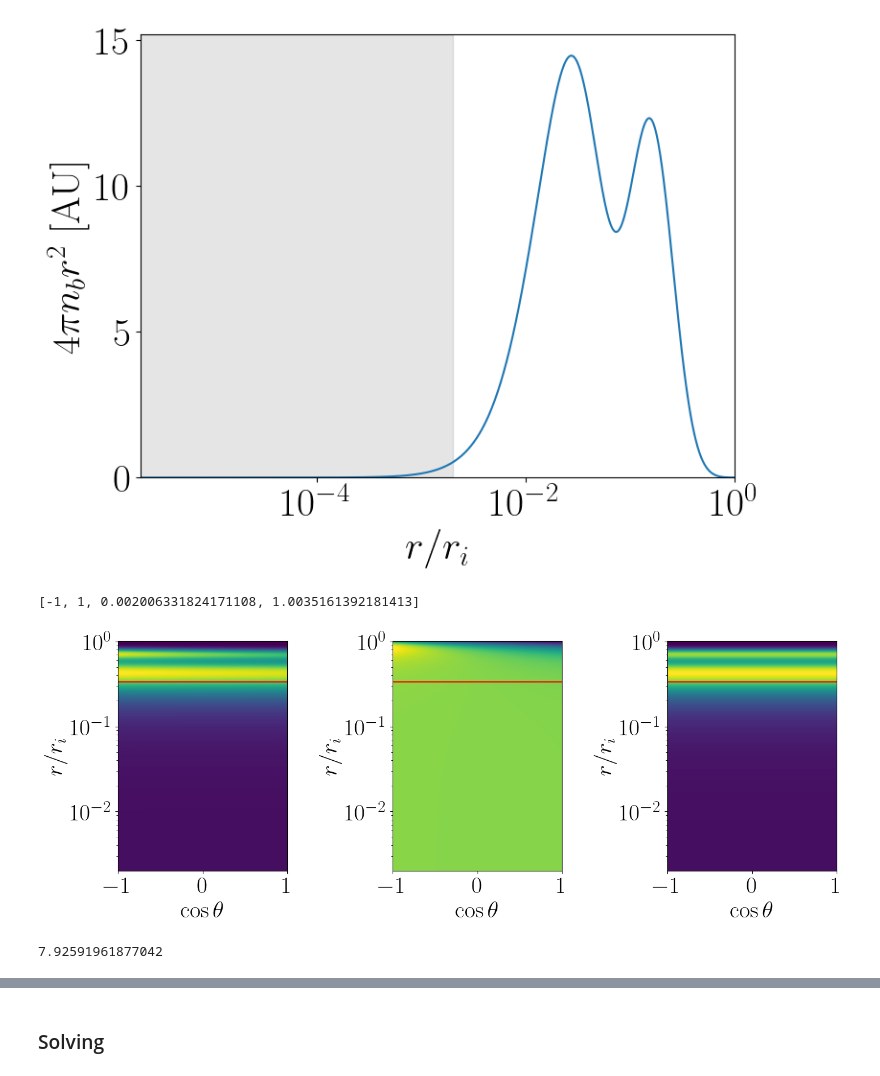
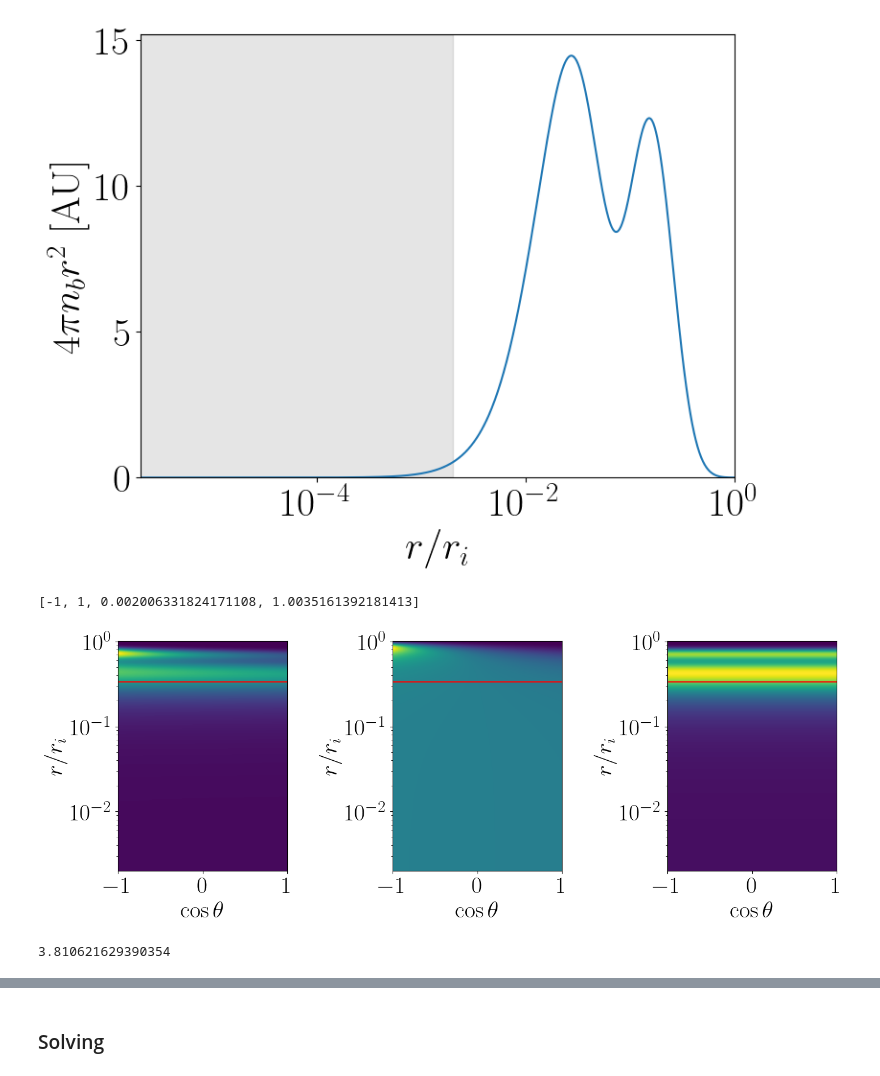
Before and after one commit to ZachAJohnson/hnc, a Jupyter notebook: TCCW/PIE_TCCW-atoMEC.ipynb, the cells around one changed output, grey strips where cells are left out. Drawn from its saved outputs; the diff is of its cells as text; code cells hidden in the pictures.

```diff
--- a/TCCW/PIE_TCCW-atoMEC.ipynb
+++ b/TCCW/PIE_TCCW-atoMEC.ipynb
@@ -124,7 +124,7 @@ ax.set_ylim(0, None)
 from scipy.integrate import dblquad, simpson
 from scipy.interpolate import RegularGridInterpolator
 
-def new_δβuei(r_sep_in_AU, verbose = False, only_Pauli=True):
+def new_δβuei(r_sep_in_AU, verbose = False, only_Pauli=True, HNC_Pauli=True):
     r_array = AA_r_AU #AU
     rs = atom.qsp.ri
     cosφ_array = np.linspace(-1,1,num=100)
@@ -135,39 +135,42 @@ def new_δβuei(r_sep_in_AU, verbose = False, only_Pauli=True):
 
     if only_Pauli:
         # βu_ee_mesh = atom.qsp.βv_Pauli(ree_mesh/rs, atom.qsp.Λee)
-        βu_ee_mesh = atom.βP_ee_func(ree_mesh/rs)
+        if HNC_Pauli:
+            βu_ee_mesh = atom.βP_ee_func(ree_mesh/rs)
+        else:
+            βu_ee_mesh = atom.qsp.βv_Pauli(ree_mesh/rs, type='Lado')
     else:
-        βu_ee_mesh = atom.qsp.βvee( ree_mesh/rs  ) + atom.βP_ee_func(ree_mesh/rs) - atom.qsp.βv_Pauli(ree_mesh/rs, atom.qsp.Λee)
+        βu_ee_mesh = atom.qsp.βvee( ree_mesh/rs  ) + atom.βP_ee_func(ree_mesh/rs) - atom.qsp.βv_Pauli(ree_mesh/rs)
 
     integrand_mesh = 2*π* r_mesh**2 * nb_mesh*βu_ee_mesh
 
     if verbose:
         fig, axs = plt.subplots(1,3)
         extent = [-1,1, r_array[0]/atom.qsp.ri, r_array[-1]/atom.qsp.ri]
         print(extent)
         axs[0].imshow(r_mesh**2 * nb_mesh*βu_ee_mesh, origin='lower', extent=extent)
         axs[1].imshow(βu_ee_mesh, origin='lower', extent=extent)
         axs[2].imshow(r_mesh**2 * nb_mesh, origin='lower', extent=extent)
         for ax in axs:
             ax.set_ylabel(r'$r/r_i$')
             ax.set_xlabel(r'$\cos \theta$')
             ax.set_yscale('log')
             ax.plot(cosφ_array, np.ones_like(cosφ_array) * r_sep_in_AU/atom.qsp.ri ,'r')
 
         plt.tight_layout()
         plt.show()
     δβuei_simpson = simpson(simpson(integrand_mesh, axis=0, x=r_array), axis=0, x=cosφ_array)
 
 #     δβuei_interp = RegularGridInterpolator( (r_array, cosφ_array), integrand_mesh  )
 #     δβuei_integrand = lambda y, x : δβuei_interp((x, y)) # Weird convention, flipping not a mistake...
 #     δβuei = dblquad(δβuei_integrand, r_array[0], r_array[-1], -1, 1)
 
     return δβuei_simpson#, δβuei
 
-new_δβuei(1, verbose=True)
+new_δβuei(1, verbose=True, HNC_Pauli=False)
 # %% [output]
 [-1, 1, 0.002006331824171108, 1.0035161392181413]
-[figure, old version]
+[figure, new version]
-7.92591961877042
+3.810621629390354
 # %%
 δβuei = np.array([new_δβuei(r_hnc*atom.qsp.ri, only_Pauli=False) for r_hnc in atom.hnc.r_array])
```
Also changed, not shown: parts of 20 cells of this notebook, 4 other files.
